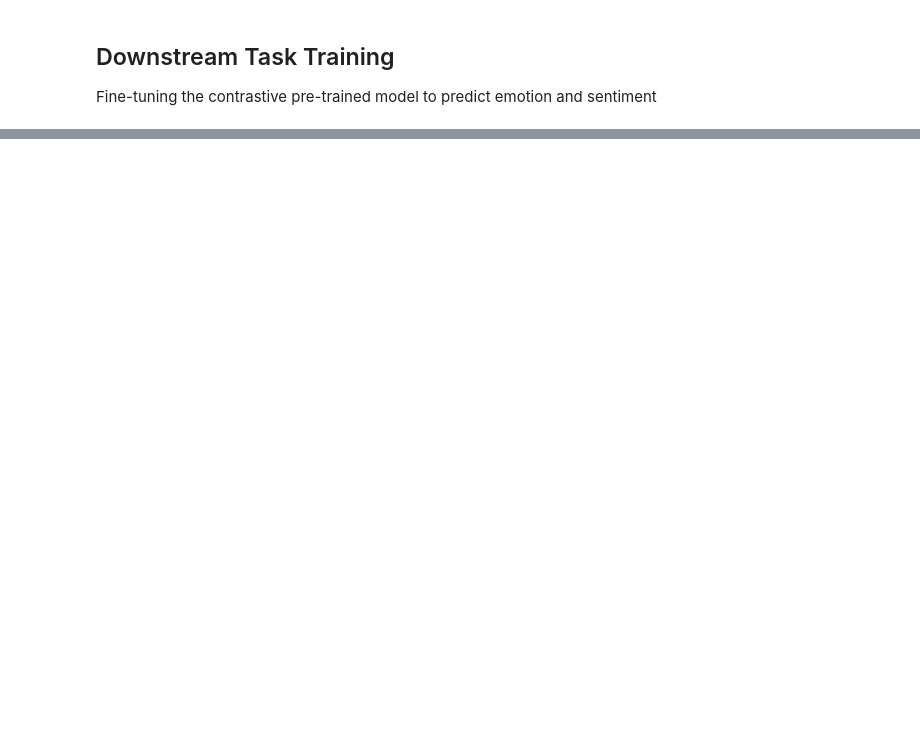
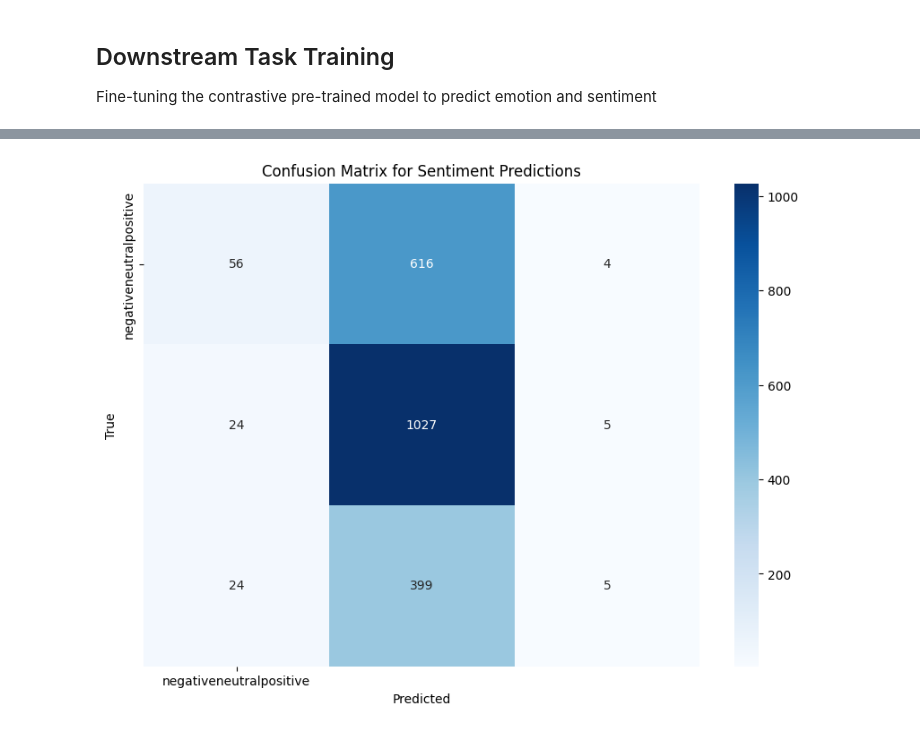
Before and after one commit to xylarshayu/msa-pluto, a Jupyter notebook: MSA_2023 (2).ipynb, the cells around one changed output, grey strips where cells are left out. Cells and saved outputs as stored; diff of their text form; code cells hidden in the pictures; blank space fills up the shorter version.

```diff
--- a/MSA_2023 (2).ipynb
+++ b/MSA_2023 (2).ipynb
@@ -594,20 +598,20 @@ class DownstreamTaskDataset(Dataset):
 
         return (audio, text), sentiment, emotion
 # %%
-batch_size = 16
+batch_size = 8
 
 train_dataset = DownstreamTaskDataset(data_dicts['train'])
 dev_dataset = DownstreamTaskDataset(data_dicts['dev'])
 test_dataset = DownstreamTaskDataset(data_dicts['test'])
 
-train_dataloader = DataLoader(train_dataset, batch_size=batch_size, shuffle=True, num_workers=num_workers, pin_memory=True)
-dev_dataloader = DataLoader(dev_dataset, batch_size=batch_size, shuffle=False, num_workers=num_workers, pin_memory=True)
-test_dataloader = DataLoader(test_dataset, batch_size=batch_size, shuffle=False, num_workers=num_workers, pin_memory=True)
+train_dataset = DownstreamTaskDataset(data_lists['train'])
+dev_dataset = DownstreamTaskDataset(data_lists['dev'])
+test_dataset = DownstreamTaskDataset(data_lists['test'])
 
 data_loaders = {
-    'train': train_dataloader,
-    'dev': dev_dataloader,
-    'test': test_dataloader
+    'train': DataLoader(train_dataset, batch_size=batch_size, shuffle=True, num_workers=num_cores, pin_memory=True),
+    'dev': DataLoader(dev_dataset, batch_size=batch_size, shuffle=False, num_workers=num_cores, pin_memory=True),
+    'test': DataLoader(test_dataset, batch_size=batch_size, shuffle=False, num_workers=num_cores, pin_memory=True)
 }
 # %%
 class DownstreamModel(nn.Module):
@@ -719,14 +785,14 @@ dropout_rate = best_params['dropout_rate']
 # Load pre-trained model
 if contrastive_model is None:
   contrastive_model = MultimodalModel(audio_dim=audio_dim, text_dim=text_dim).to(device)
-  contrastive_model.load_state_dict(torch.load('contrastive_model.pth'))
+  contrastive_model.load_state_dict(torch.load('contrastive_model.pt'))
 
 multimodal_model = DownstreamModel(contrastive_model=contrastive_model,
                                    num_sentiment_classes=3,
                                    num_emotion_classes=7,
                                    dropout_rate=dropout_rate).to(device)
 
-multimodal_model.load_state_dict(torch.load('best_model.pth'))
+multimodal_model.load_state_dict(torch.load('best_model.pt'))
 
 multimodal_model.eval()
 
@@ -737,6 +803,9 @@ emotion_correct = 0
 with torch.no_grad():
     for i, (inputs, sentiment_label, emotion_label) in enumerate(data_loaders['test'], 0):
         inputs = tuple(input.to(device) for input in inputs)
+        with torch.no_grad():
+            text_input = bert_model(inputs[1].squeeze(1))[0] # Text input through BERT
+        inputs = (inputs[0], text_input)
 
         sentiment_out, emotion_out = multimodal_model(*inputs)
         _, sentiment_predicted = torch.max(sentiment_out.data, 1)
@@ -759,0 +847,20 @@ print(classification_report(emotion_labels, emotion_preds))
+# %%
+import seaborn as sns
+from sklearn.metrics import confusion_matrix
+import matplotlib.pyplot as plt
+sentiment_cm = confusion_matrix(sentiment_labels, sentiment_preds)
+emotion_cm = confusion_matrix(emotion_labels, emotion_preds)
+
+# Define class names if you have them
+# Update these lists according to your sentiment and emotion classes
+sentiment_classes = ['negative' 'neutral' 'positive']
+emotion_classes = ['anger', 'disgust', 'fear', 'joy', 'neutral', 'sadness', 'surprise']
+
+plt.figure(figsize=(10,7))
+sns.heatmap(sentiment_cm, annot=True, fmt='d', cmap='Blues', xticklabels=sentiment_classes, yticklabels=sentiment_classes)
+plt.title('Confusion Matrix for Sentiment Predictions')
+plt.xlabel('Predicted')
+plt.ylabel('True')
+plt.show()
+# %% [output]
+[figure, added]
```
Also changed, not shown: parts of 6 cells of this notebook.
